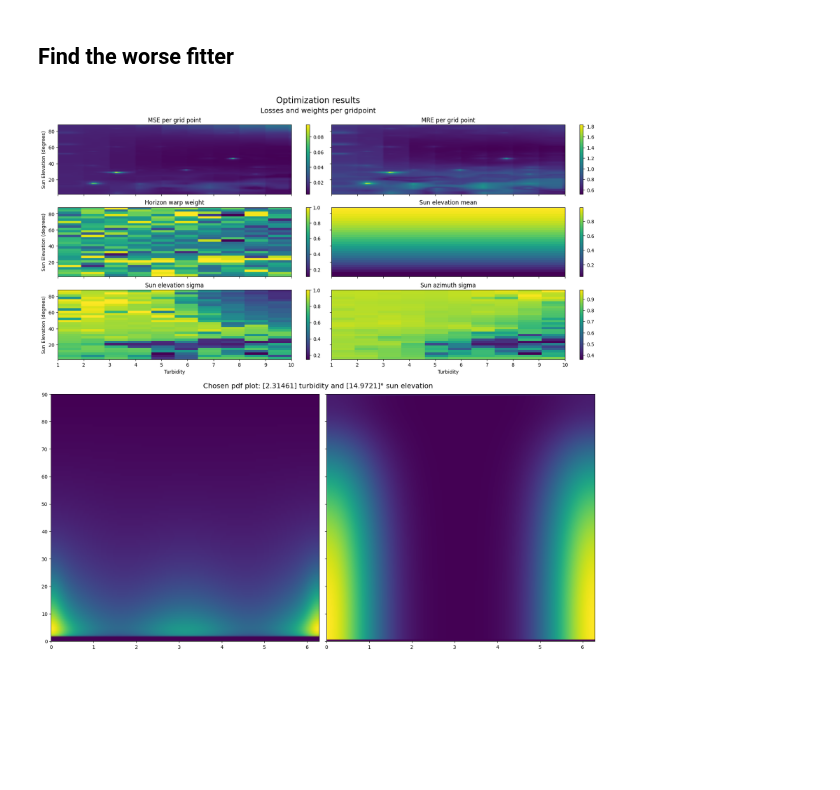
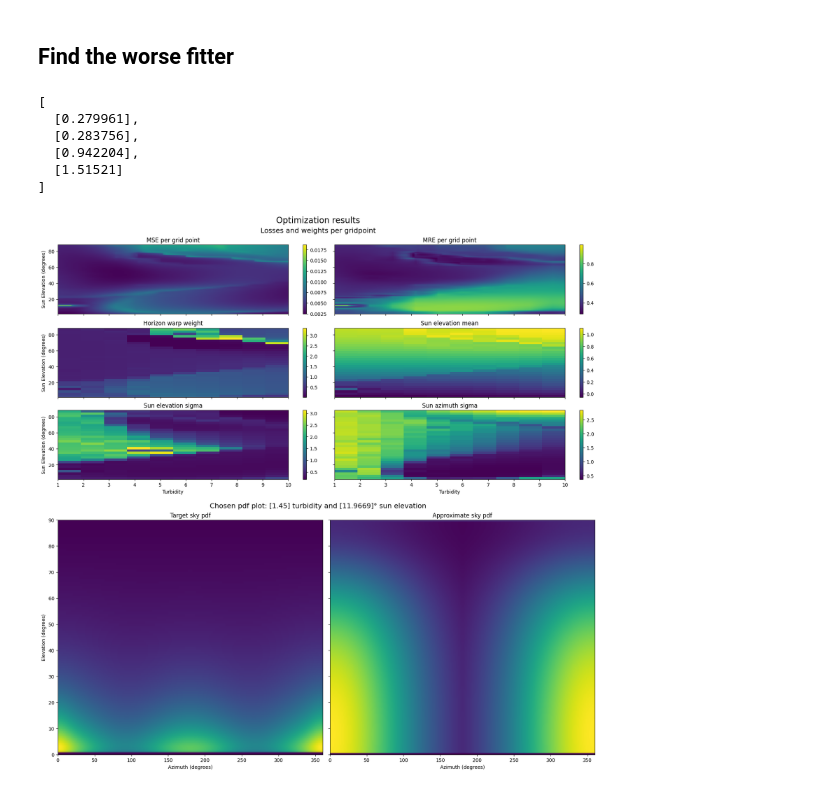
Before and after one commit to matttsss/mitsuba3, a Jupyter notebook: sampling_tests/warps.ipynb, the cells around one changed output. Saved outputs shown, nothing was run; the diff lists cells and outputs as text; code cells hidden in the pictures; blank space fills up the shorter version.

Commit message:
Compositional model for PDF approximation

```diff
--- a/sampling_tests/warps.ipynb
+++ b/sampling_tests/warps.ipynb
@@ -199,14 +199,13 @@ def approximate_pdf(weights, uv):
     return original_pdf * pdf1 * pdf2
 # %%
 def init_optimised_weights(turb_res, sun_eta_res):
-    rng = dr.rng(42)
+    rng = dr.rng(42 - 1)
     horizon_warp = rng.normal(mi.TensorXf, shape=(sun_eta_res, turb_res, 1), loc=0.5, scale=0.2)
     turbs, sun_elevation = dr.meshgrid(
         dr.linspace(mi.Float, 1, 10, turb_res),
         dr.linspace(mi.Float, MIN_ETA, MAX_ETA, sun_eta_res),
         indexing='xy'
     )
-
 
     cos_sun_elevation = mi.TensorXf(dr.cos(dr.pi/2 - sun_elevation), shape=(sun_eta_res, turb_res, 1))
     sun_sigma = dr.full(mi.TensorXf, dr.pi/5, shape=(sun_eta_res, turb_res, 2))
@@ -270,16 +269,13 @@ def compute_loss(tex_weights, tex_pos, sky_rad, sky_params, norm_factor, sun_dir
         tex_weights, tex_pos, sky_rad, sky_params, norm_factor, sun_dir, wi, nb_wi
     )
 
-    loss /= dr.width(loss)
-
     # keep the mean arround the sun elevation
     gaussian_elevation = tex_weights.eval(tex_pos)[1]
     real_sun_elevation = dr.cos(dr.pi/2 - tex_pos.y * (MAX_ETA - MIN_ETA) + MIN_ETA)
     err = real_sun_elevation - gaussian_elevation
-    loss += dr.select(err < 0,
-        0.5 * dr.atan(err**2),
-        dr.exp(25 * (err + dr.sin(err + dr.pi))) - 1
-    )
+    loss += 0.05 * (err ** 2)
+
+    loss /= dr.width(loss)
 
     dr.backward(loss)
 
@@ -295,7 +291,7 @@ tex_weights = mi.Texture2f(weights,
                            wrap_mode=dr.WrapMode.Clamp,
                            migrate=False)
 
-opt = mi.ad.Adam(lr=0.0005)
+opt = mi.ad.Adam(lr=0.001)
 opt[opt_key] = weights
 
 ## Generate rays to evaluate luminance map
@@ -311,13 +307,13 @@ dr.eval(wi)
 
 ## Optimize
 losses = []
-iterations = trange(800, desc="Optimizing")
+iterations = trange(4000, desc="Optimizing")
 for it in iterations:
 
-    tensor = clamp_channels(opt[opt_key], 0, min_val=1e-5, max_val=1)
-    tensor = clamp_channels(tensor, 1, min_val=dr.cos(dr.pi/2 - MIN_ETA), max_val=1)
-    tensor = clamp_channels(tensor, 2, min_val=0.05, max_val=1)
-    tensor = clamp_channels(tensor, 3, min_val=0.05, max_val=2*dr.pi)
+    tensor = clamp_channels(opt[opt_key], 0, min_val=1e-5)
+    #tensor = clamp_channels(tensor, 1, min_val=dr.cos(dr.pi/2 - MIN_ETA))
+    #tensor = clamp_channels(tensor, 2, min_val=0.05, max_val=1)
+    #tensor = clamp_channels(tensor, 3, min_val=0.05, max_val=2*dr.pi)
     opt[opt_key] = tensor
     tex_weights.set_tensor(opt[opt_key])
 
@@ -369,34 +365,55 @@ subfigs = fig.subfigures(2, 1, wspace=0.07)
 
 axsLeft = subfigs[0].subplots(3, 2, sharex=True, sharey=True)
 show_im(losses_per_point, axsLeft[0,0], 'MSE per grid point', ylabel='Sun Elevation (degrees)')
 show_im(rel_err_per_point, axsLeft[0,1], 'MRE per grid point')
 
 show_im(optimal_weights[..., 0], axsLeft[1,0], 'Horizon warp weight', ylabel='Sun Elevation (degrees)')
 show_im(optimal_weights[..., 1], axsLeft[1,1], 'Sun elevation mean')
 show_im(optimal_weights[..., 2], axsLeft[2,0], 'Sun elevation sigma',ylabel='Sun Elevation (degrees)', xlabel='Turbidity')
 show_im(optimal_weights[..., 3], axsLeft[2,1], 'Sun azimuth sigma', xlabel='Turbidity')
 
 subfigs[0].suptitle('Losses and weights per gridpoint', fontsize='x-large')
 
 
 axsRight = subfigs[1].subplots(1, 2, sharey=True)
-chosen_point = np.argmax(rel_err_per_point)
+if True:
+    chosen_point = np.argmax(rel_err_per_point)
+else:
+    chosen_turb = 5
+    chosen_sun_eta = dr.deg2rad(70)
+    chosen_turb = ((chosen_turb - 1) / 9) * (TRAINING_TURB_RES - 1)
+    chosen_sun_eta = ((chosen_sun_eta - MIN_ETA) / (MAX_ETA - MIN_ETA)) * (TRAINING_SUN_ETA_RES - 1)
+    chosen_point = dr.round(chosen_sun_eta) * TRAINING_TURB_RES + dr.round(chosen_turb)
+
 chosen_tex_pos = dr.gather(mi.Point2f, tex_pos, chosen_point)
 
+axsRight[0].set_title('Target sky pdf')
+axsRight[0].set_xlabel('Azimuth (degrees)')
+axsRight[0].set_ylabel('Elevation (degrees)')
 viz_sky_map(axsRight[0], sun_dir, sky_rad, sky_params, norm_factor, chosen_point)
 
 chosen_weights = tex_weights.eval(chosen_tex_pos)
+dr.print(chosen_weights)
 cos_theta = mi.Frame3f.cos_theta(wi)
 phi = dr.atan2(wi.y, wi.x)
 approx_pdf = approximate_pdf(chosen_weights, mi.Point2f(cos_theta, phi))
 approx_pdf = mi.TensorXf(approx_pdf, shape=(lum_map_height, 2 * lum_map_height))
-im = axsRight[1].imshow(approx_pdf, origin='upper',
-            extent=[0, 2*dr.pi, 0, 90], aspect='auto')
+
+axsRight[1].set_title('Approximate sky pdf')
+axsRight[1].set_xlabel('Azimuth (degrees)')
+axsRight[1].imshow(approx_pdf, origin='upper',
+            extent=[0, 360, 0, 90], aspect='auto')
 
 point = (chosen_tex_pos.x * 9 + 1, chosen_tex_pos.y * (MAX_ETA - MIN_ETA) + MIN_ETA)
 subfigs[1].suptitle(f'Chosen pdf plot: {point[0]} turbidity and {dr.rad2deg(point[1])}° sun elevation', fontsize='x-large')
 fig.suptitle('Optimization results', fontsize='xx-large')
 
 plt.show()
 # %% [output]
+[
+  [0.279961],
+  [0.283756],
+  [0.942204],
+  [1.51521]
+]
-[figure, old version]
+[figure, new version]
```
Also changed, not shown: parts of 3 cells of this notebook.
